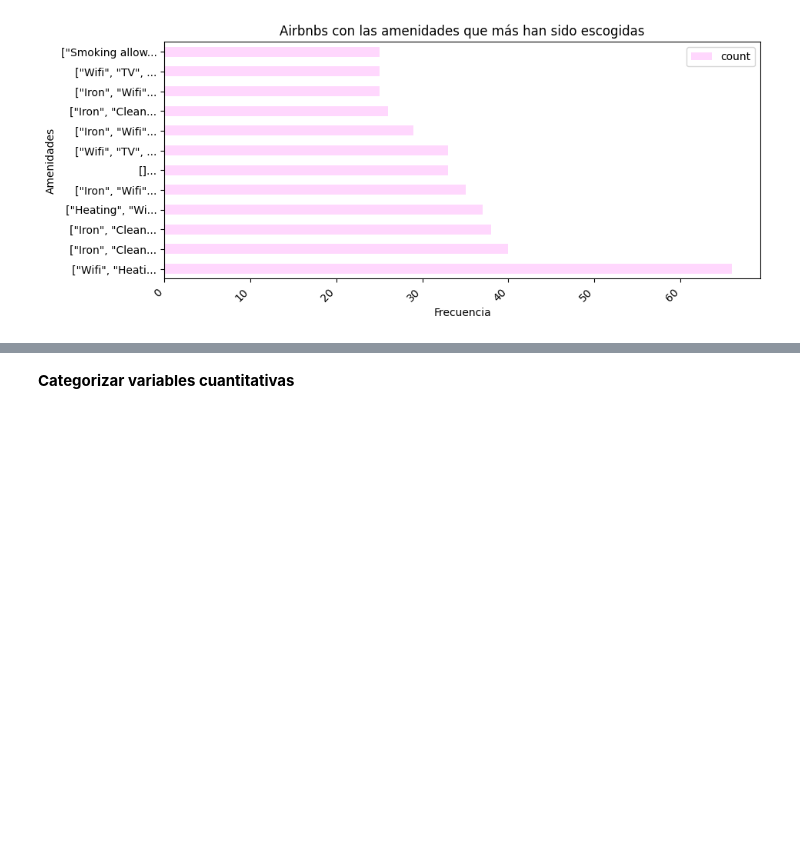
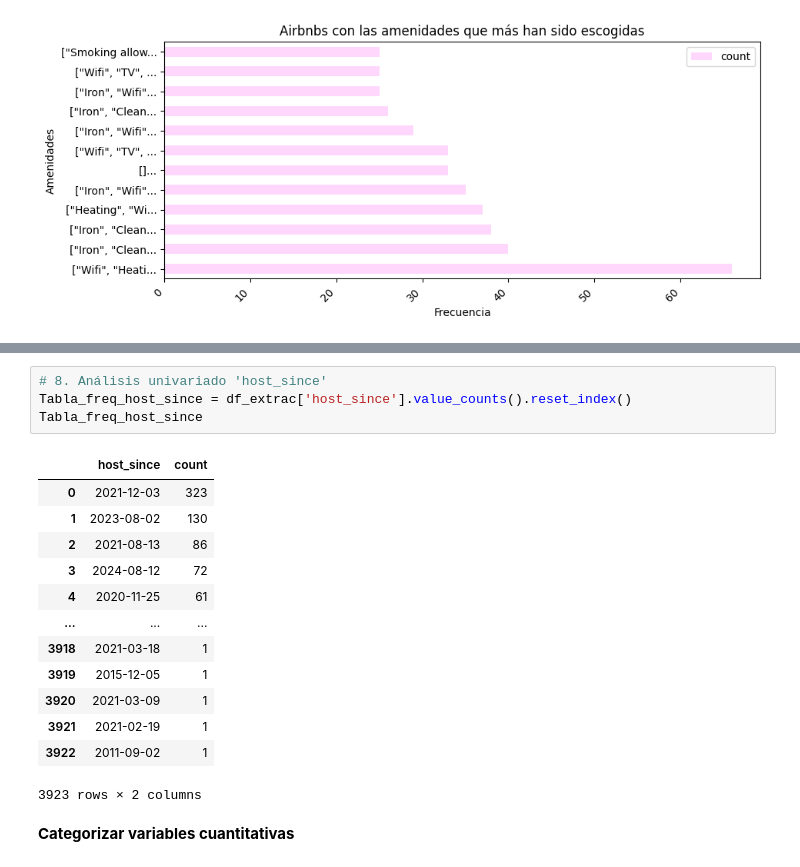
Before and after one commit to Raydays55/Actividad-5, a Jupyter notebook: Act5.ipynb, the cells around one changed output, grey strips where cells are left out. Saved outputs shown, nothing was run; the diff lists cells and outputs as text; blank space fills up the shorter version.

```diff
--- a/Act5.ipynb
+++ b/Act5.ipynb
@@ -204,3 +210,21 @@ plt.ylabel('Amenidades')
+# %%
+# 8. Análisis univariado 'host_since'
+Tabla_freq_host_since = df_extrac['host_since'].value_counts().reset_index()
+Tabla_freq_host_since
+# %% [output]
+|  | host_since | count |
+| 0 | 2021-12-03 | 323 |
+| 1 | 2023-08-02 | 130 |
+| 2 | 2021-08-13 | 86 |
+| 3 | 2024-08-12 | 72 |
+| 4 | 2020-11-25 | 61 |
+| ... | ... | ... |
+| 3918 | 2021-03-18 | 1 |
+| 3919 | 2015-12-05 | 1 |
+| 3920 | 2021-03-09 | 1 |
+| 3921 | 2021-02-19 | 1 |
+| 3922 | 2011-09-02 | 1 |
+3923 rows × 2 columns
 # %% [markdown]
 **Categorizar variables cuantitativas**
 # %%
```
Also changed, not shown: parts of 3 cells of this notebook.
